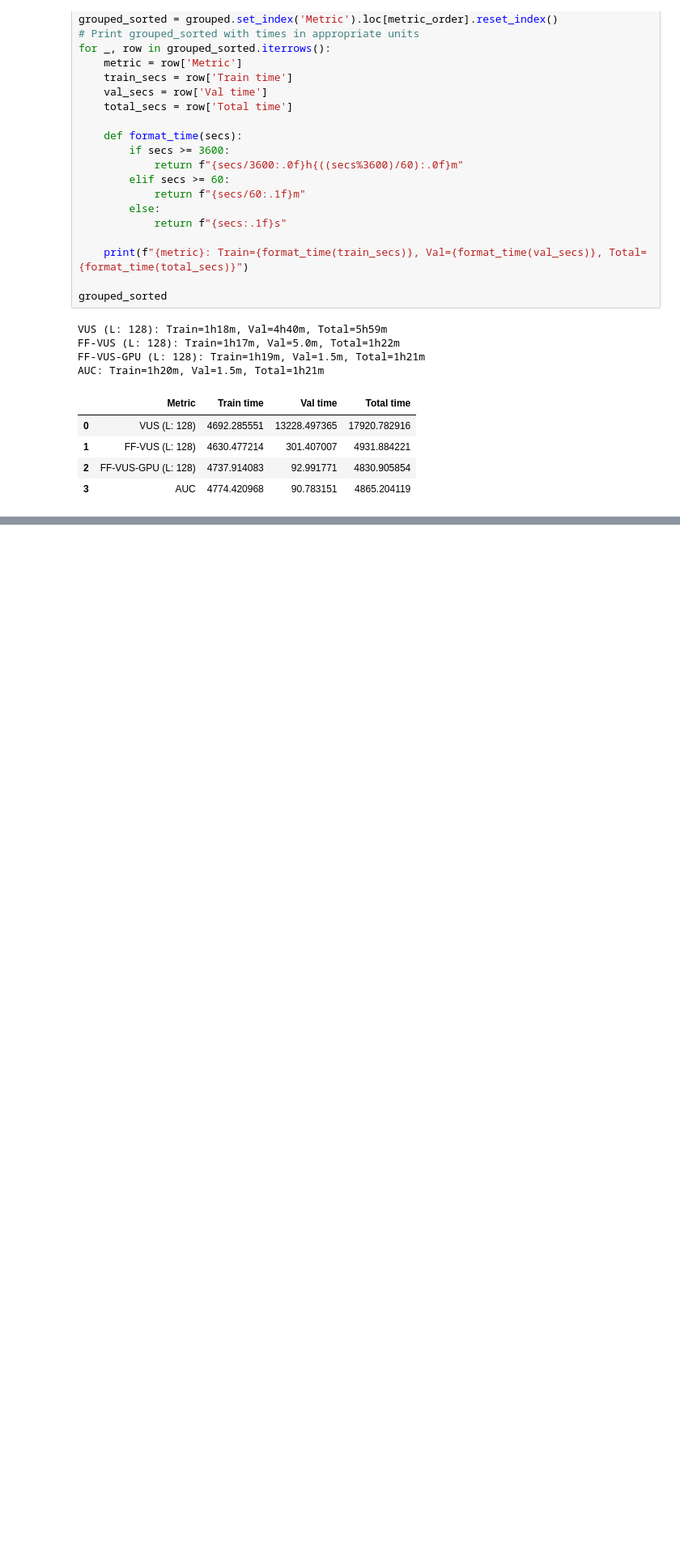
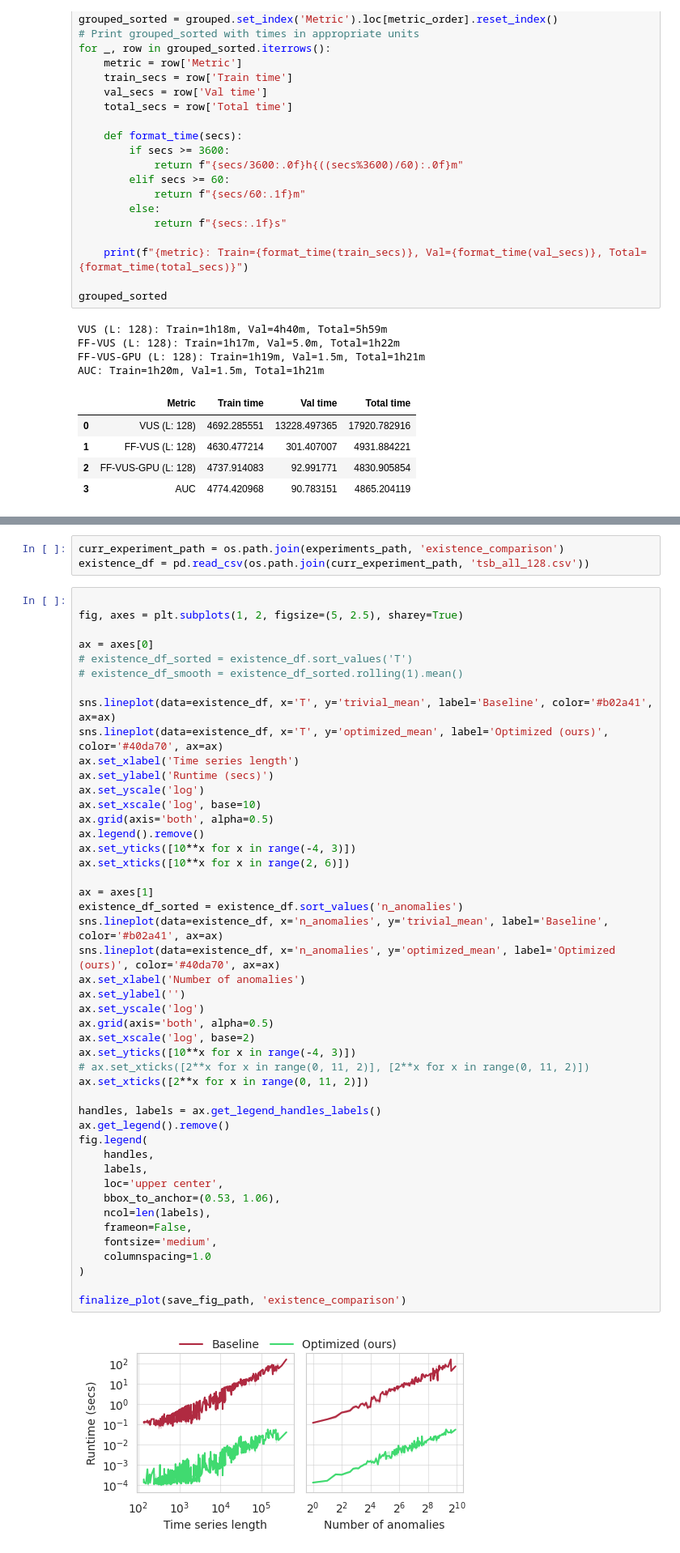
Before and after one commit to sylligardos/autovus, a Jupyter notebook: src/notebooks/experimental_results.ipynb, the cells around one changed output, grey strips where cells are left out. Shown at 81% size. Saved outputs shown, nothing was run; the diff lists cells and outputs as text; blank space fills up the shorter version.

```diff
--- a/src/notebooks/experimental_results.ipynb
+++ b/src/notebooks/experimental_results.ipynb
@@ -1709,0 +1699,51 @@ metric_data
+# %%
+curr_experiment_path = os.path.join(experiments_path, 'existence_comparison')
+existence_df = pd.read_csv(os.path.join(curr_experiment_path, 'tsb_all_128.csv'))
+# %%
+
+fig, axes = plt.subplots(1, 2, figsize=(5, 2.5), sharey=True)
+
+ax = axes[0]
+# existence_df_sorted = existence_df.sort_values('T')
+# existence_df_smooth = existence_df_sorted.rolling(1).mean()
+
+sns.lineplot(data=existence_df, x='T', y='trivial_mean', label='Baseline', color='#b02a41', ax=ax)
+sns.lineplot(data=existence_df, x='T', y='optimized_mean', label='Optimized (ours)', color='#40da70', ax=ax)
+ax.set_xlabel('Time series length')
+ax.set_ylabel('Runtime (secs)')
+ax.set_yscale('log')
+ax.set_xscale('log', base=10)
+ax.grid(axis='both', alpha=0.5)
+ax.legend().remove()
+ax.set_yticks([10**x for x in range(-4, 3)])
+ax.set_xticks([10**x for x in range(2, 6)])
+
+ax = axes[1]
+existence_df_sorted = existence_df.sort_values('n_anomalies')
+sns.lineplot(data=existence_df, x='n_anomalies', y='trivial_mean', label='Baseline', color='#b02a41', ax=ax)
+sns.lineplot(data=existence_df, x='n_anomalies', y='optimized_mean', label='Optimized (ours)', color='#40da70', ax=ax)
+ax.set_xlabel('Number of anomalies')
+ax.set_ylabel('')
+ax.set_yscale('log')
+ax.grid(axis='both', alpha=0.5)
+ax.set_xscale('log', base=2)
+ax.set_yticks([10**x for x in range(-4, 3)])
+# ax.set_xticks([2**x for x in range(0, 11, 2)], [2**x for x in range(0, 11, 2)])
+ax.set_xticks([2**x for x in range(0, 11, 2)])
+
+handles, labels = ax.get_legend_handles_labels()
+ax.get_legend().remove()
+fig.legend(
+    handles,
+    labels,
+    loc='upper center',
+    bbox_to_anchor=(0.53, 1.06),
+    ncol=len(labels),
+    frameon=False,
+    fontsize='medium',
+    columnspacing=1.0
+)
+
+finalize_plot(save_fig_path, 'existence_comparison')
+# %% [output]
+[figure, added]
```
Also changed, not shown: parts of 6 cells of this notebook, 15 other files.
